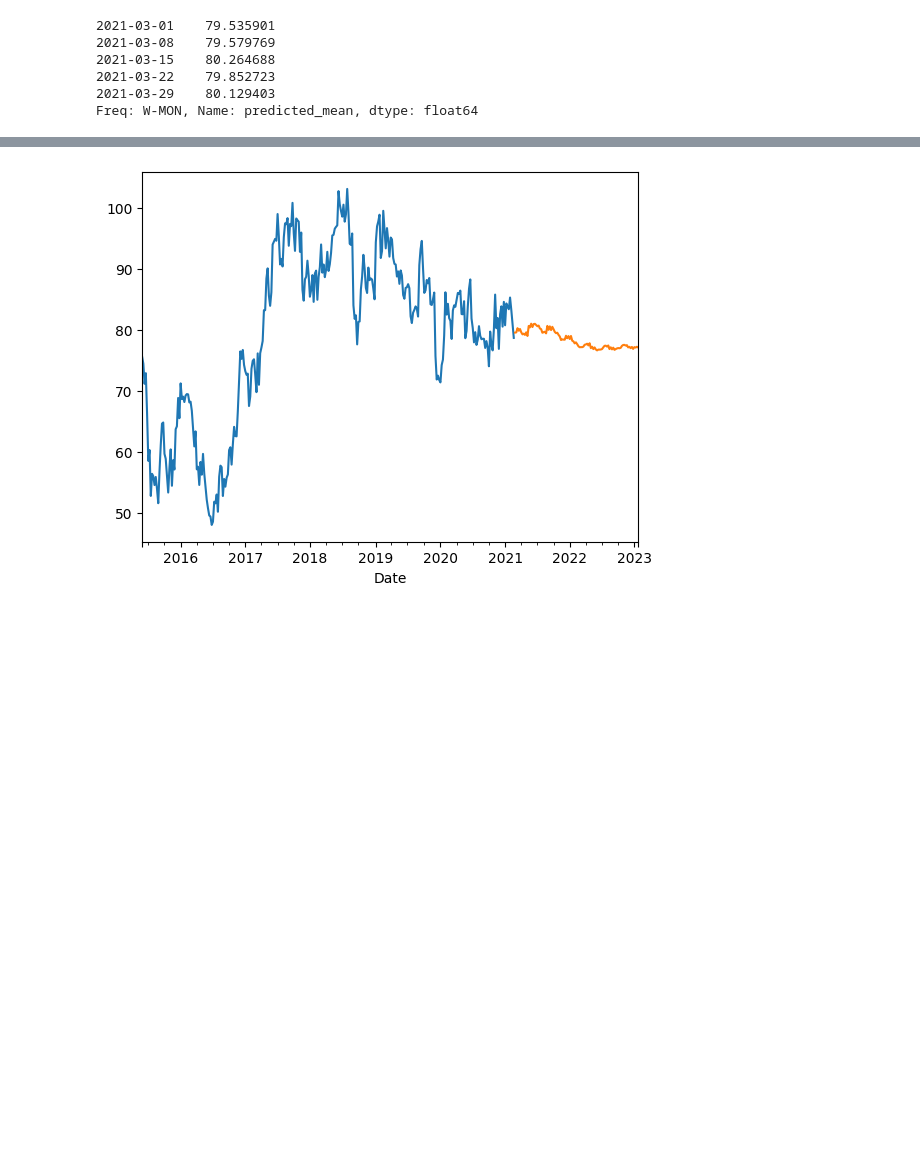
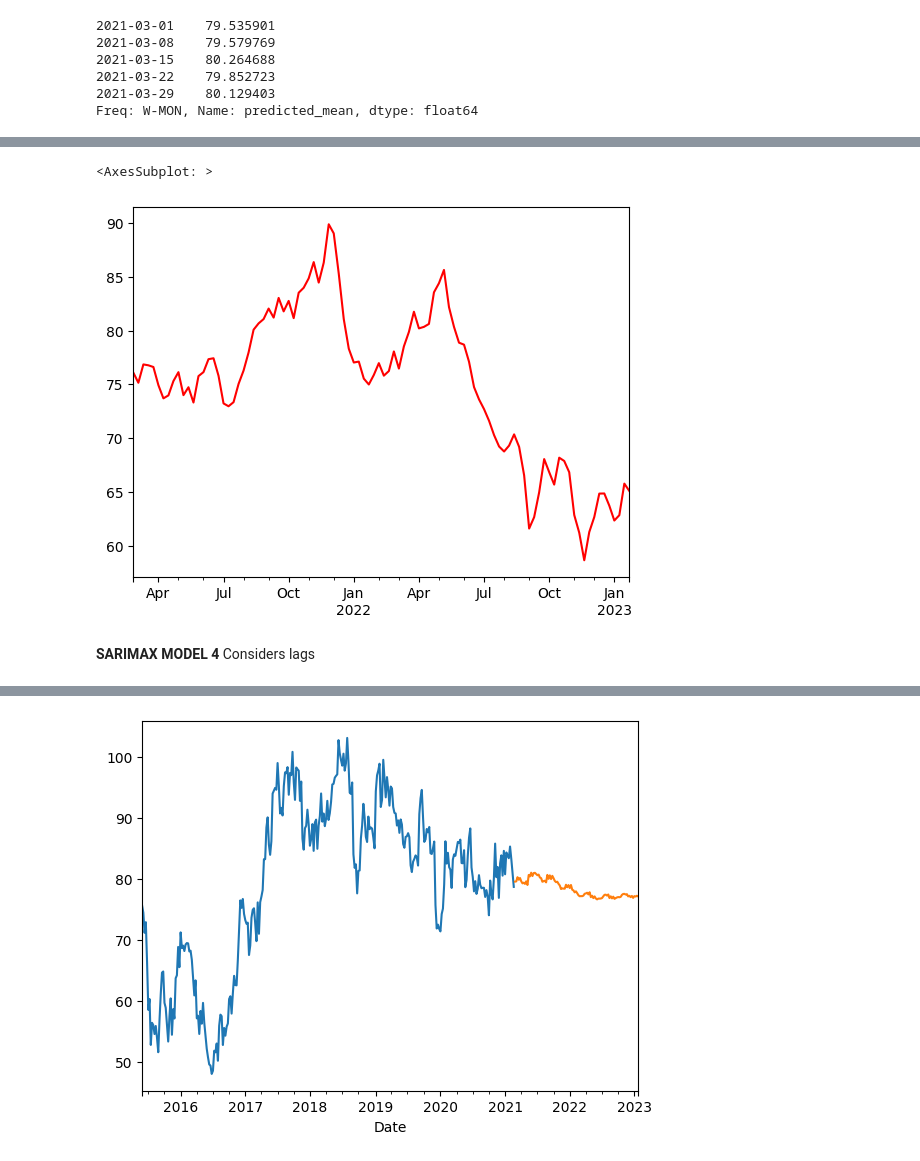
Before and after one commit to anaghasid/DA_Hackathon_Stock_Price_Strategy, a Jupyter notebook: InstantRegressors.ipynb, the cells around one changed output, grey strips where cells are left out. Drawn from its saved outputs; the diff is of its cells as text; code cells hidden in the pictures; blank space fills up the shorter version.

```diff
--- a/InstantRegressors.ipynb
+++ b/InstantRegressors.ipynb
@@ -360 +304,5 @@ Date
+# %%
+e =  getMAUsingTrainTest(train,test,12)
+f = getMAUsingTrainTest(train,test,4)
+all_ma = pd.merge(e,f['MovingAvg_4'],on='Date',how='inner')
 # %%
@@ -376,9 +351,27 @@ test_exog = sm.add_constant(e[['Open','Volume','MovingAvg']])
+# %%
+# adding moving average feature here
+# ALSO adding
+# in train, the columns before the window will be removed
+ma_window = 12
+train_endog = train.Close
+train_endog = train_endog.iloc[ma_window-1:]
+train_exog = sm.add_constant(train[['Open','Volume']])
+train_exog['MovingAvg_12'] = findMovingAvg(train.Open,12)
+train_exog['MovingAvg_4'] = findMovingAvg(train.Open,4)
+train_exog = train_exog.dropna(subset=['MovingAvg_12'])
+
+# for test, moving avg from train data is also considered
+# e =  getMAUsingTrainTest(train,test,ma_window)
+test_exog = sm.add_constant(all_ma[['Open','Volume','MovingAvg_12','MovingAvg_4']])
 # %%
-# SARIMAX MODEL 2
-mod2 = sm.tsa.statespace.SARIMAX(endog=train_endog, exog=train_exog, order=arima_order)
+# SARIMAX MODEL 3
+# using MA 4
+arima_order = (1,0,1)
+seasonal_o = (4,0,4,5)
+mod2 = sm.tsa.statespace.SARIMAX(endog=train_endog, exog=train_exog, order=arima_order,seasonal_order=seasonal_o)
 model_fit2 = mod2.fit()
 
-sarimax_forecast2 = model_fit2.forecast(exog=test_exog,steps=100)
+sarimax_forecast3 = model_fit2.forecast(exog=test_exog,steps=100)
 # %%
 sarimax_forecast2
 # %% [output]
@@ -396,0 +396,9 @@ Freq: W-MON, Name: predicted_mean, Length: 100, dtype: float64
+# %%
+sarimax_forecast3.plot(color='red')
+# test.Close.plot(color='blue')
+# %% [output]
+<AxesSubplot: >
+[figure, added]
+# %% [markdown]
+**SARIMAX MODEL 4**
+Considers lags
```
Also changed, not shown: parts of 25 cells of this notebook, 3 other files.
